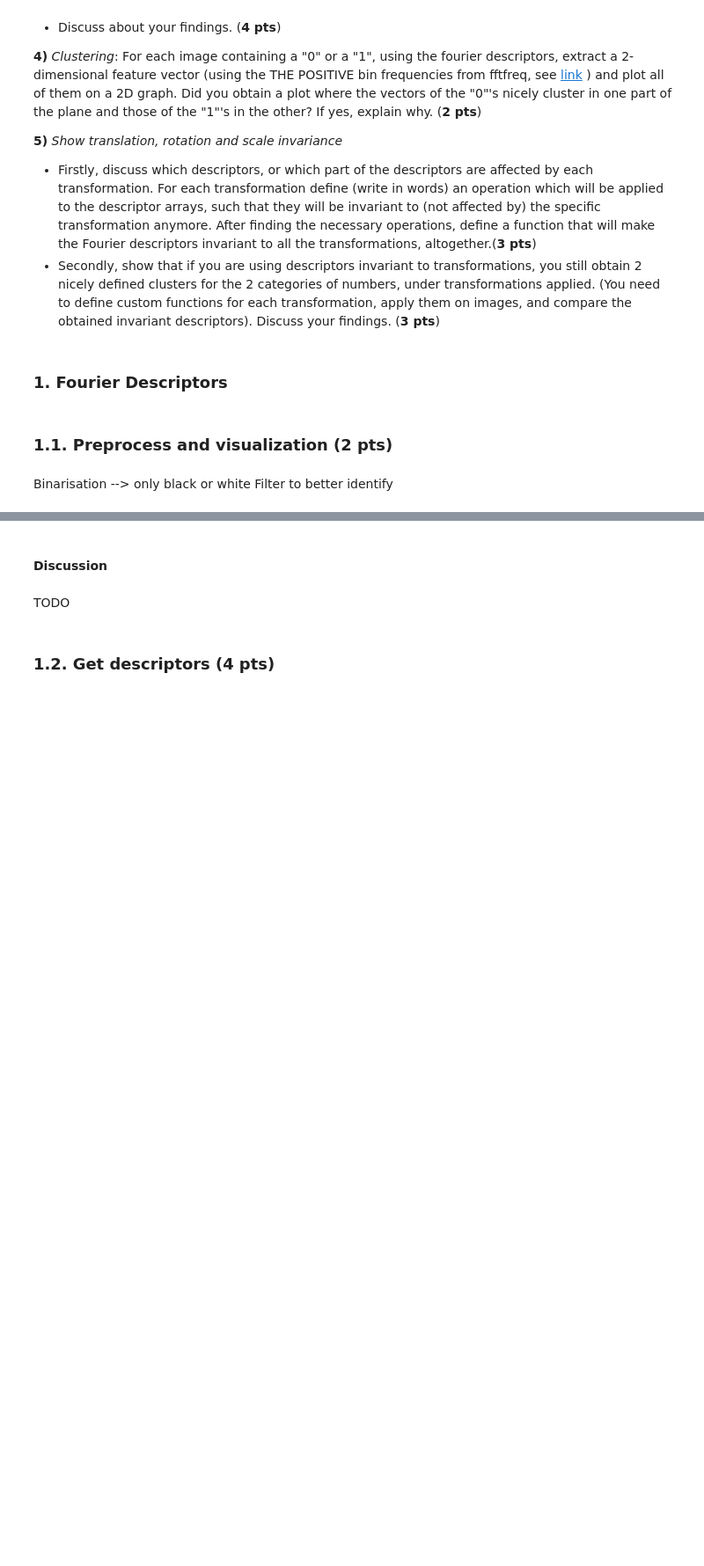
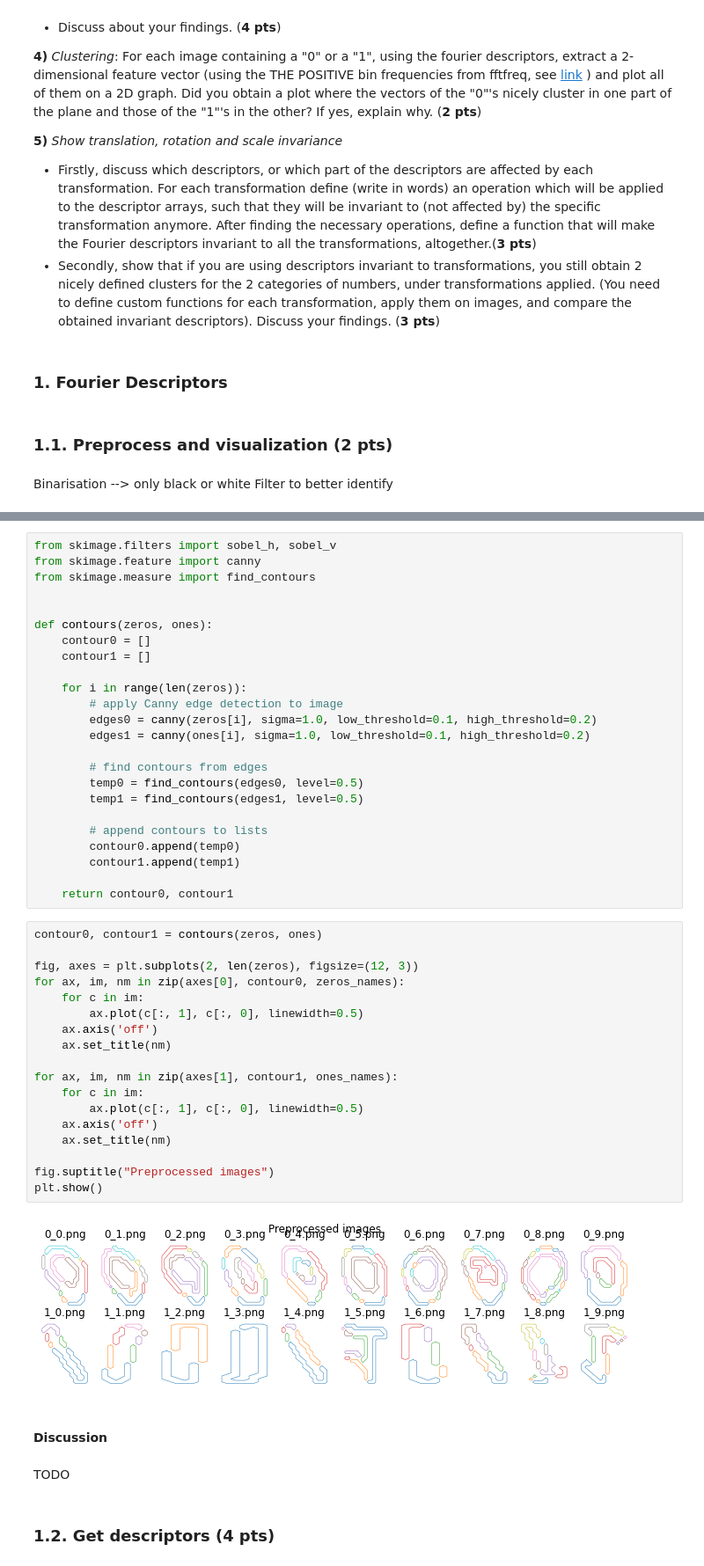
Before and after one commit to rinoago/iapr, a Jupyter notebook: labs/lab_02_object_description.ipynb, the cells around one changed output, grey strips where cells are left out. Shown at 88% size. Saved outputs shown, nothing was run; the diff lists cells and outputs as text; blank space fills up the shorter version.

```diff
--- a/labs/lab_02_object_description.ipynb
+++ b/labs/lab_02_object_description.ipynb
@@ -162,3 +179,47 @@ plt.show()
+# %%
+from skimage.filters import sobel_h, sobel_v
+from skimage.feature import canny
+from skimage.measure import find_contours
+
+
+def contours(zeros, ones):
+    contour0 = []
+    contour1 = []
+
+    for i in range(len(zeros)):
+        # apply Canny edge detection to image
+        edges0 = canny(zeros[i], sigma=1.0, low_threshold=0.1, high_threshold=0.2)
+        edges1 = canny(ones[i], sigma=1.0, low_threshold=0.1, high_threshold=0.2)
+
+        # find contours from edges
+        temp0 = find_contours(edges0, level=0.5)
+        temp1 = find_contours(edges1, level=0.5)
+
+        # append contours to lists
+        contour0.append(temp0)
+        contour1.append(temp1)
+
+    return contour0, contour1
+# %%
+contour0, contour1 = contours(zeros, ones)
+
+fig, axes = plt.subplots(2, len(zeros), figsize=(12, 3))
+for ax, im, nm in zip(axes[0], contour0, zeros_names):
+    for c in im:
+        ax.plot(c[:, 1], c[:, 0], linewidth=0.5)
+    ax.axis('off')
+    ax.set_title(nm)
+
+for ax, im, nm in zip(axes[1], contour1, ones_names):
+    for c in im:
+        ax.plot(c[:, 1], c[:, 0], linewidth=0.5)
+    ax.axis('off')
+    ax.set_title(nm)
+
+fig.suptitle("Preprocessed images")
+plt.show()
+# %% [output]
+[figure, added]
 # %% [markdown]
 #### Discussion
 # %% [markdown]
```
Also changed, not shown: parts of 7 cells of this notebook.
